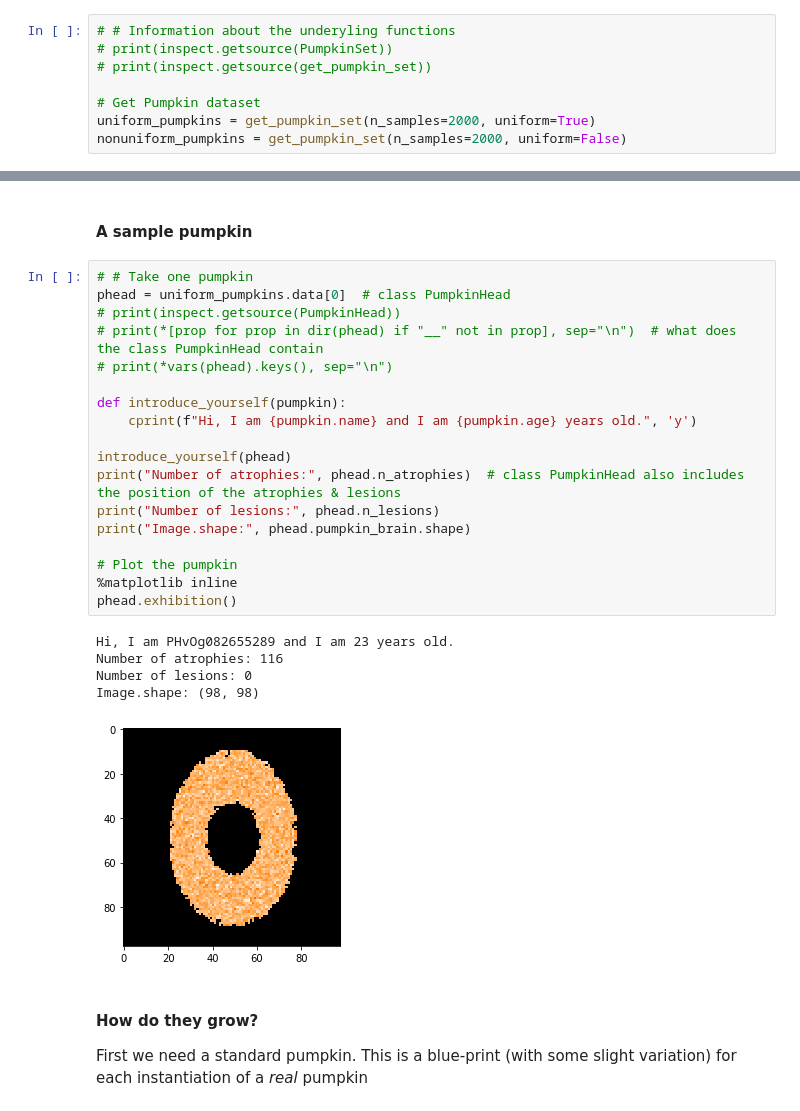
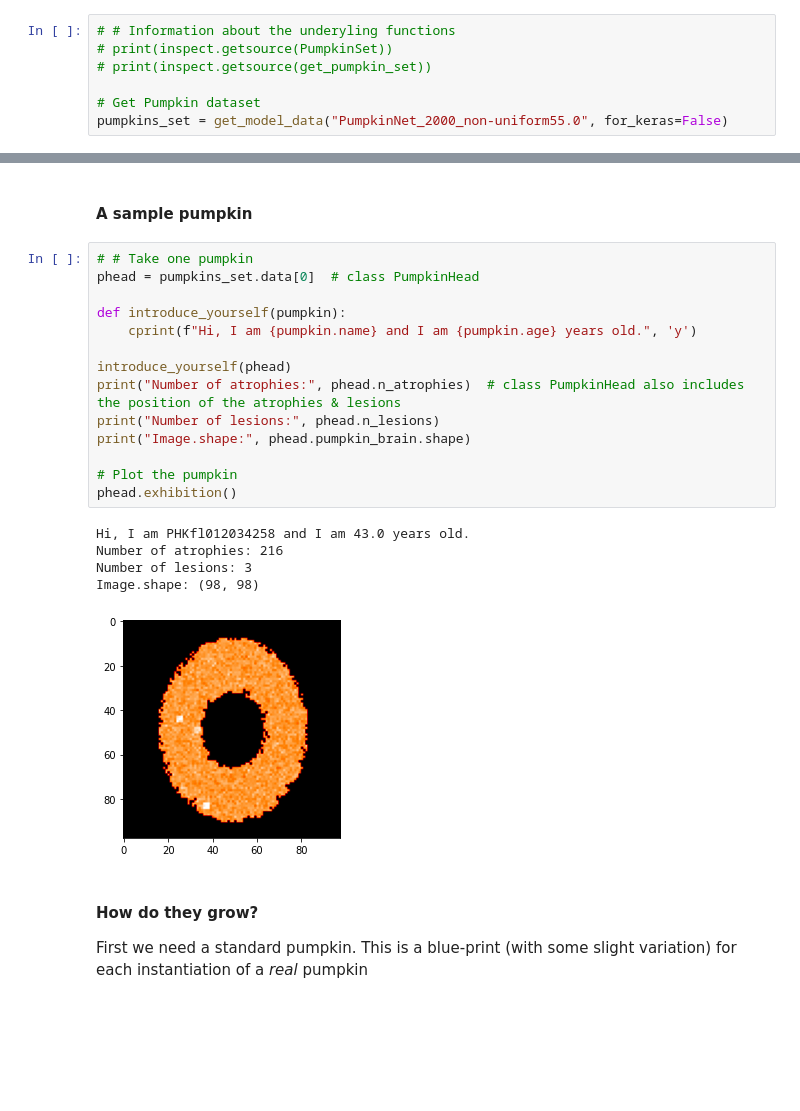
Before and after one commit to SHEscher/XDLreg, a Jupyter notebook: jupyter notebook/LRP4RegressionSimulation.ipynb, the cells around one changed output, grey strips where cells are left out. Saved outputs shown, nothing was run; the diff lists cells and outputs as text; blank space fills up the shorter version.

```diff
--- a/Subanalysis/LRP4RegressionSimulation.ipynb
+++ b/jupyter notebook/LRP4RegressionSimulation.ipynb
@@ -64,6 +67,5 @@ Epoch 77/80
 # print(inspect.getsource(get_pumpkin_set))
 
 # Get Pumpkin dataset
-uniform_pumpkins = get_pumpkin_set(n_samples=2000, uniform=True)
-nonuniform_pumpkins = get_pumpkin_set(n_samples=2000, uniform=False)
+pumpkins_set = get_model_data("PumpkinNet_2000_non-uniform55.0", for_keras=False)
 # %% [output]
@@ -88,28 +103,24 @@ Age Distrubtion: [23 21 31 ... 47 44 53]
 #### A sample pumpkin
 # %%
 # # Take one pumpkin
-phead = uniform_pumpkins.data[0]  # class PumpkinHead
-# print(inspect.getsource(PumpkinHead))
-# print(*[prop for prop in dir(phead) if "__" not in prop], sep="\n")  # what does the class PumpkinHead contain
-# print(*vars(phead).keys(), sep="\n")
+phead = pumpkins_set.data[0]  # class PumpkinHead
 
 def introduce_yourself(pumpkin):
     cprint(f"Hi, I am {pumpkin.name} and I am {pumpkin.age} years old.", 'y')
 
 introduce_yourself(phead)
 print("Number of atrophies:", phead.n_atrophies)  # class PumpkinHead also includes the position of the atrophies & lesions
 print("Number of lesions:", phead.n_lesions)
 print("Image.shape:", phead.pumpkin_brain.shape)
 
 # Plot the pumpkin
-%matplotlib inline
 phead.exhibition()
 # %% [output]
-Hi, I am PHvOg082655289 and I am 23 years old.
-Number of atrophies: 116
-Number of lesions: 0
+Hi, I am PHKfl012034258 and I am 43.0 years old.
+Number of atrophies: 216
+Number of lesions: 3
 Image.shape: (98, 98)
-[figure, old version]
+[figure, new version]
 # %% [markdown]
 #### How do they grow?
 First we need a standard pumpkin. This is a blue-print (with some slight variation) for each instantiation of a *real* pumpkin
```
Also changed, not shown: parts of 15 cells of this notebook, 2 other files.
